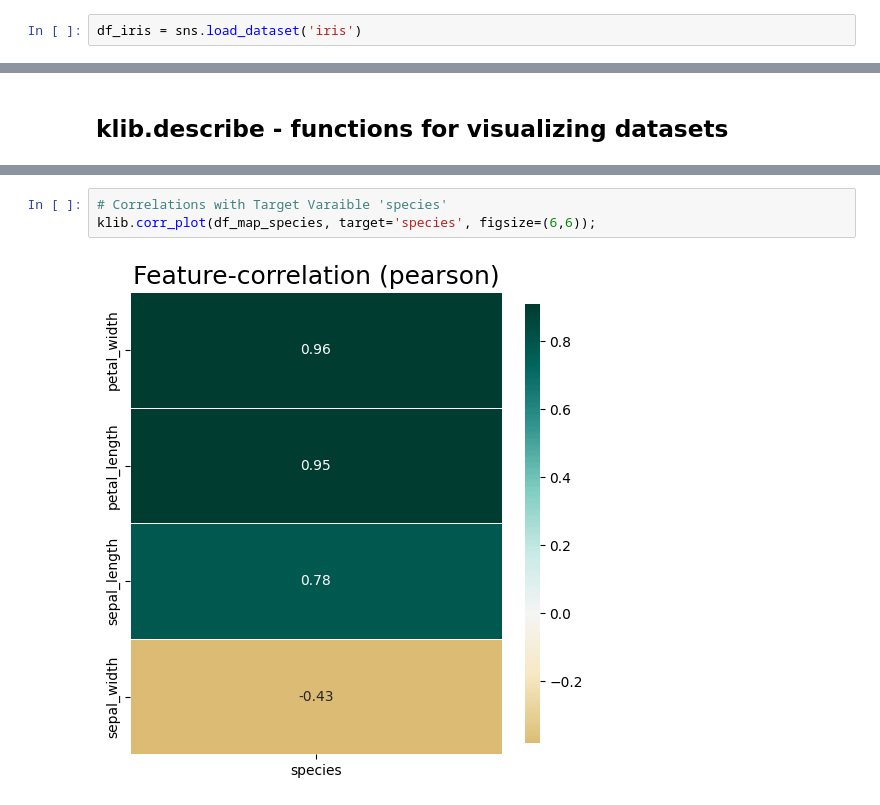
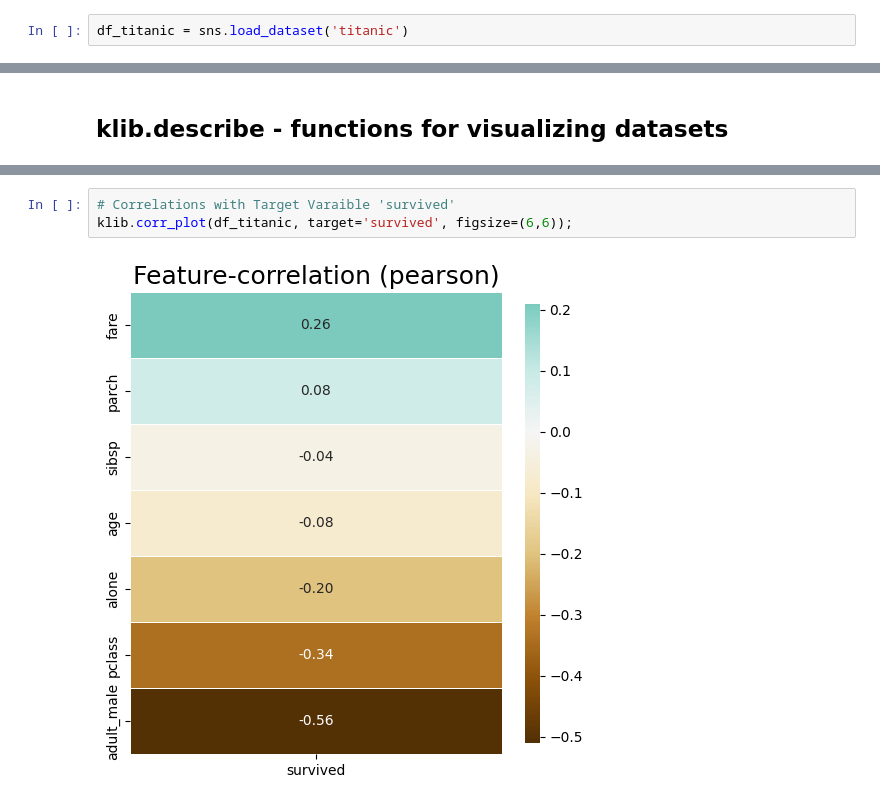
Before and after one commit to ArielGoldman89/Automated-EDA-Python, a Jupyter notebook: KLIB.ipynb, the cells around one changed output, grey strips where cells are left out. Saved outputs shown, nothing was run; the diff lists cells and outputs as text.

Commit message:
KLIB updated

```diff
--- a/KLIB.ipynb
+++ b/KLIB.ipynb
@@ -41,2 +41,2 @@ print(sns.get_dataset_names())
 # %%
-df_iris = sns.load_dataset('iris')
+df_titanic = sns.load_dataset('titanic')
@@ -132,7 +119,7 @@ Name: species, dtype: int64
 # %%
-# Correlations with Target Varaible 'species'
-klib.corr_plot(df_map_species, target='species', figsize=(6,6));
+# Correlations with Target Varaible 'survived'
+klib.corr_plot(df_titanic, target='survived', figsize=(6,6));
 # %% [output]
-[figure, old version]
+[figure, new version]
 # %%
 # Returns a color-encoded heatmap, ideal for correlations
```
Also changed, not shown: parts of 14 cells of this notebook.
